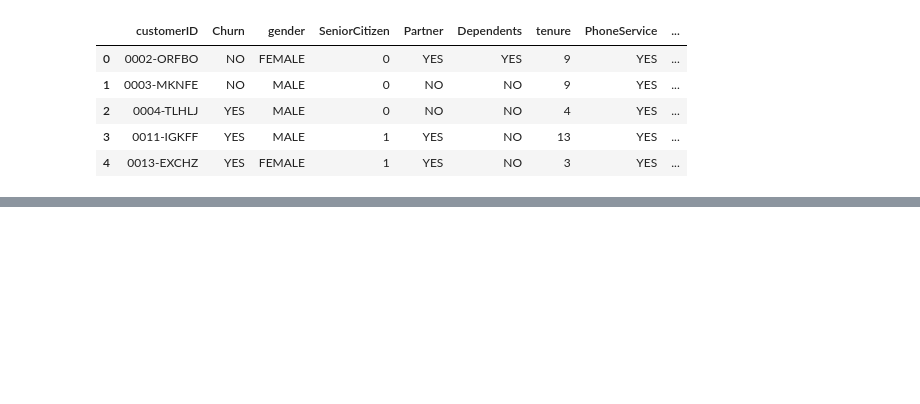
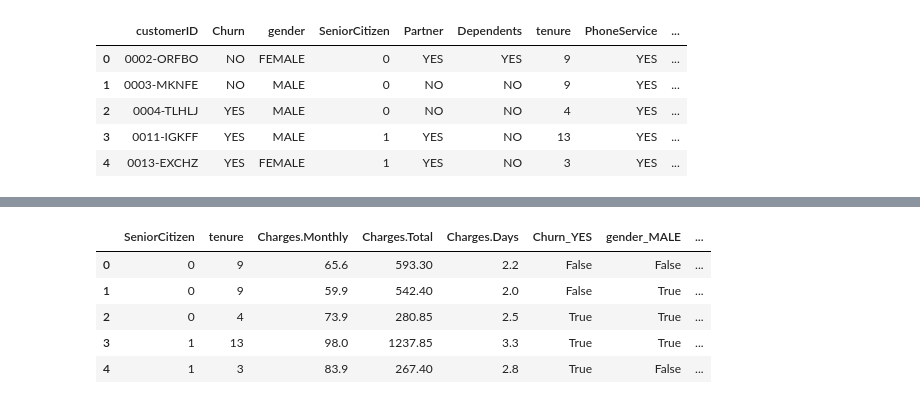
Before and after one commit to Marlucben/Challenge-ONE-Data-Science-Telecom-X-parte-2, a Jupyter notebook: Challenge_parte_2.ipynb, the cells around one changed output, grey strips where cells are left out. Saved outputs shown, nothing was run; the diff lists cells and outputs as text; code cells hidden in the pictures; blank space fills up the shorter version.

```diff
--- a/Challenge_parte_2.ipynb
+++ b/Challenge_parte_2.ipynb
@@ -17,0 +35,10 @@ df.head()
+# %%
+df_nuevo_compatible_ml = pd.get_dummies(df_nuevo, drop_first=True)
+df_nuevo_compatible_ml.head()
+# %% [output]
+|  | SeniorCitizen | tenure | Charges.Monthly | Charges.Total | Charges.Days | Churn_YES | gender_MALE | ... |
+| 0 | 0 | 9 | 65.6 | 593.30 | 2.2 | False | False | ... |
+| 1 | 0 | 9 | 59.9 | 542.40 | 2.0 | False | True | ... |
+| 2 | 0 | 4 | 73.9 | 280.85 | 2.5 | True | True | ... |
+| 3 | 1 | 13 | 98.0 | 1237.85 | 3.3 | True | True | ... |
+| 4 | 1 | 3 | 83.9 | 267.40 | 2.8 | True | False | ... |
```
Also changed, not shown: parts of 7 cells of this notebook.
